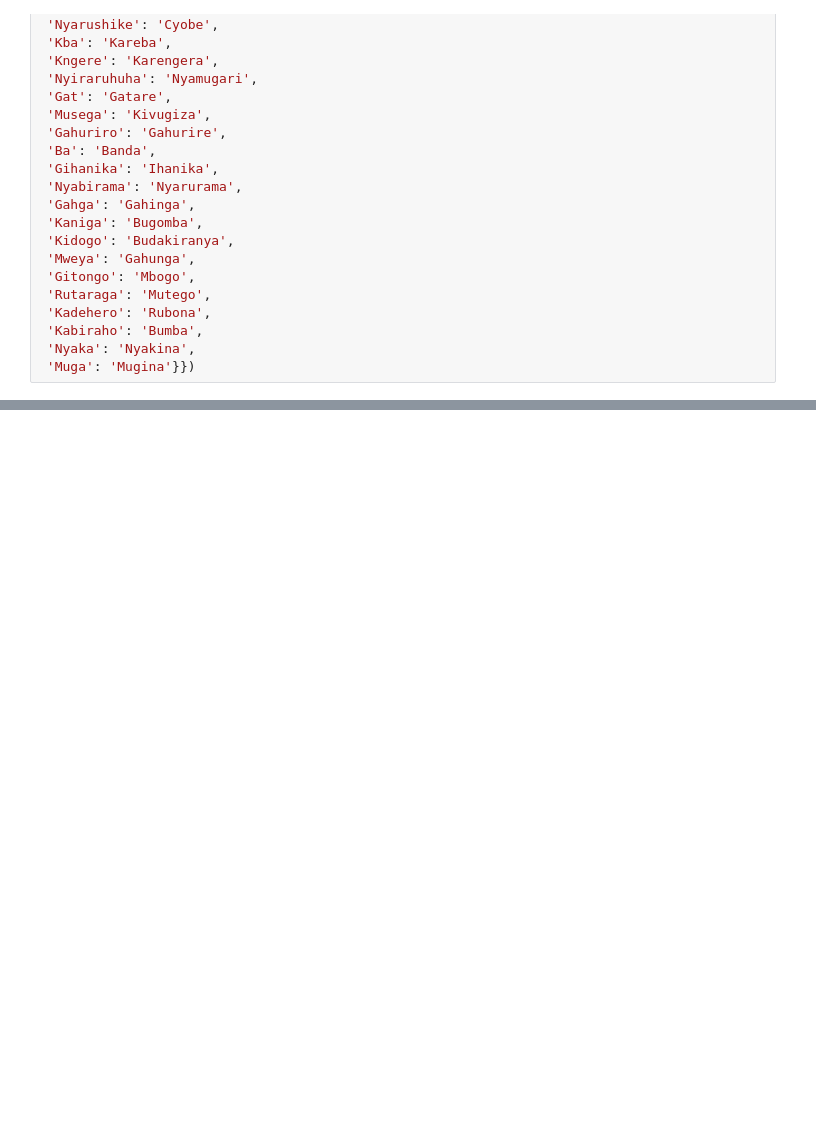
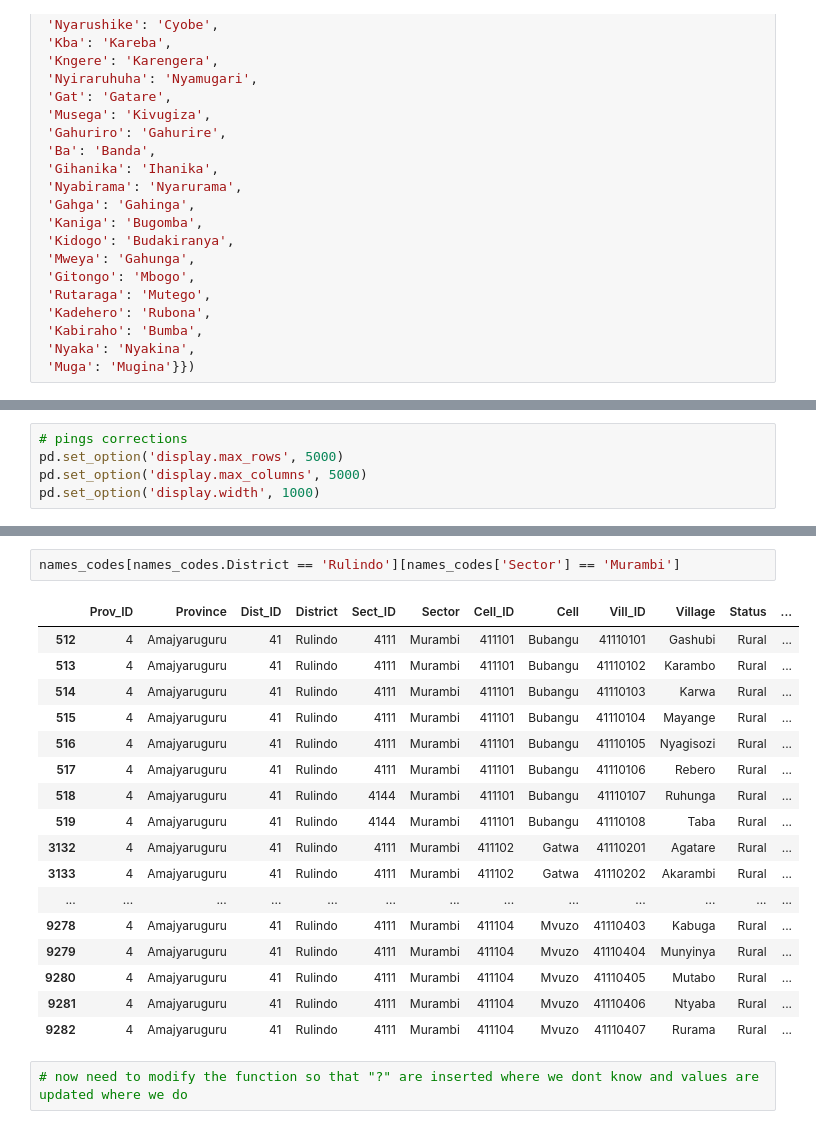
Before and after one commit to BloomTech-Labs/bridges-to-prosperity-ds-b, a Jupyter notebook: notebooks/Match_village_ids.ipynb, the cells around one changed output, grey strips where cells are left out. Drawn from its saved outputs; the diff is of its cells as text; blank space fills up the shorter version.

```diff
--- a/notebooks/Match_village_ids.ipynb
+++ b/notebooks/Match_village_ids.ipynb
@@ -528,0 +868,5 @@ df=df.replace({'Cell': {'Bit': 'Bitare',
+# %%
+# pings corrections
+pd.set_option('display.max_rows', 5000)
+pd.set_option('display.max_columns', 5000)
+pd.set_option('display.width', 1000)
@@ -528,0 +1057,22 @@ df=df.replace({'Cell': {'Bit': 'Bitare',
+# %%
+names_codes[names_codes.District == 'Rulindo'][names_codes['Sector'] == 'Murambi']
+# %% [output]
+|  | Prov_ID | Province | Dist_ID | District | Sect_ID | Sector | Cell_ID | Cell | Vill_ID | Village | Status | ... |
+| 512 | 4 | Amajyaruguru | 41 | Rulindo | 4111 | Murambi | 411101 | Bubangu | 41110101 | Gashubi | Rural | ... |
+| 513 | 4 | Amajyaruguru | 41 | Rulindo | 4111 | Murambi | 411101 | Bubangu | 41110102 | Karambo | Rural | ... |
+| 514 | 4 | Amajyaruguru | 41 | Rulindo | 4111 | Murambi | 411101 | Bubangu | 41110103 | Karwa | Rural | ... |
+| 515 | 4 | Amajyaruguru | 41 | Rulindo | 4111 | Murambi | 411101 | Bubangu | 41110104 | Mayange | Rural | ... |
+| 516 | 4 | Amajyaruguru | 41 | Rulindo | 4111 | Murambi | 411101 | Bubangu | 41110105 | Nyagisozi | Rural | ... |
+| 517 | 4 | Amajyaruguru | 41 | Rulindo | 4111 | Murambi | 411101 | Bubangu | 41110106 | Rebero | Rural | ... |
+| 518 | 4 | Amajyaruguru | 41 | Rulindo | 4144 | Murambi | 411101 | Bubangu | 41110107 | Ruhunga | Rural | ... |
+| 519 | 4 | Amajyaruguru | 41 | Rulindo | 4144 | Murambi | 411101 | Bubangu | 41110108 | Taba | Rural | ... |
+| 3132 | 4 | Amajyaruguru | 41 | Rulindo | 4111 | Murambi | 411102 | Gatwa | 41110201 | Agatare | Rural | ... |
+| 3133 | 4 | Amajyaruguru | 41 | Rulindo | 4111 | Murambi | 411102 | Gatwa | 41110202 | Akarambi | Rural | ... |
+| ... | ... | ... | ... | ... | ... | ... | ... | ... | ... | ... | ... | ... |
+| 9278 | 4 | Amajyaruguru | 41 | Rulindo | 4111 | Murambi | 411104 | Mvuzo | 41110403 | Kabuga | Rural | ... |
+| 9279 | 4 | Amajyaruguru | 41 | Rulindo | 4111 | Murambi | 411104 | Mvuzo | 41110404 | Munyinya | Rural | ... |
+| 9280 | 4 | Amajyaruguru | 41 | Rulindo | 4111 | Murambi | 411104 | Mvuzo | 41110405 | Mutabo | Rural | ... |
+| 9281 | 4 | Amajyaruguru | 41 | Rulindo | 4111 | Murambi | 411104 | Mvuzo | 41110406 | Ntyaba | Rural | ... |
+| 9282 | 4 | Amajyaruguru | 41 | Rulindo | 4111 | Murambi | 411104 | Mvuzo | 41110407 | Rurama | Rural | ... |
+# %%
+# now need to modify the function so that "?" are inserted where we dont know and values are updated where we do
```
Also changed, not shown: parts of 28 cells of this notebook.
